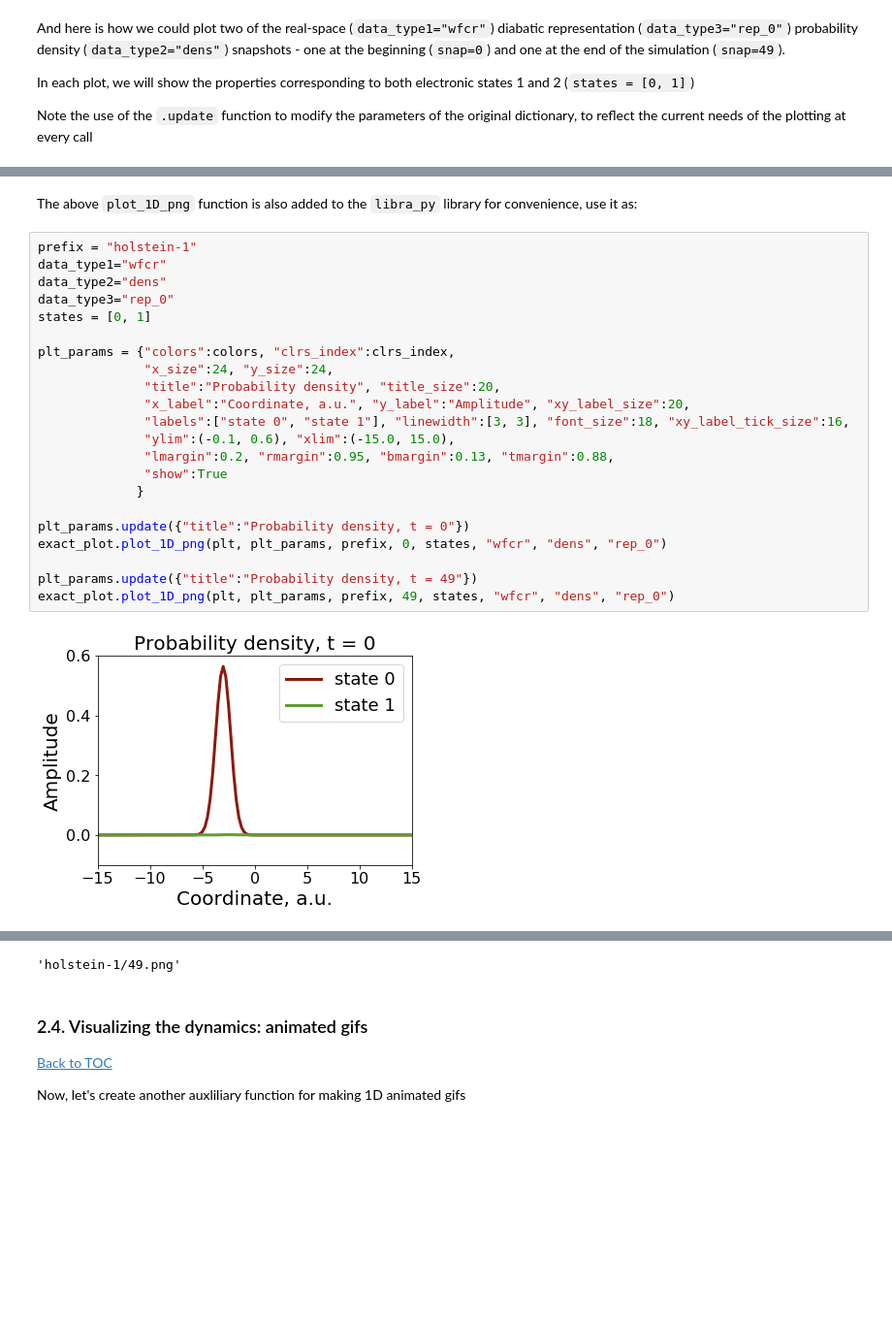
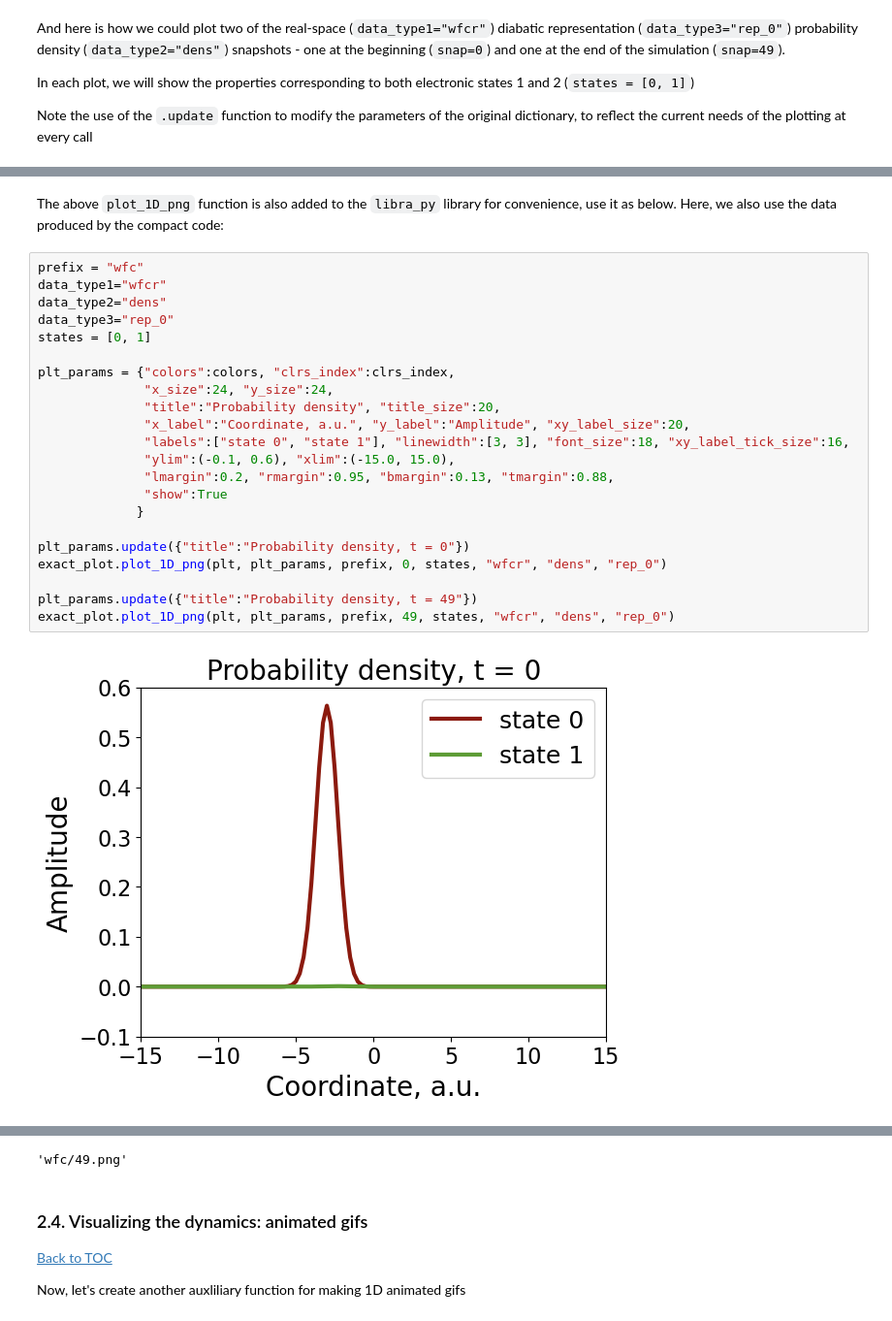
Before and after one commit to compchem-cybertraining/Tutorials_Libra, a Jupyter notebook: 6_dynamics/4_wavepackets/3_soft_propagation/tutorial.ipynb, the cells around one changed output, grey strips where cells are left out. Shown at 97% size. Cells and saved outputs as stored; diff of their text form; blank space fills up the shorter version.

Commit message:
Revised the DVR TD-SE tutorial to reflect some new fixes in the underlying functions but also to show the compact simulation snippets

```diff
--- a/6_dynamics/4_wavepackets/3_soft_propagation/tutorial.ipynb
+++ b/6_dynamics/4_wavepackets/3_soft_propagation/tutorial.ipynb
@@ -432,28 +559,28 @@ plot_1D_png(plt, plt_params, prefix, 49, states, "wfcr", "dens", "rep_0")
 'holstein-1/49.png'
 # %% [markdown]
-The above `plot_1D_png` function is also added to the `libra_py` library for convenience, use it as:
+The above `plot_1D_png` function is also added to the `libra_py` library for convenience, use it as below. Here, we also use the data produced by the compact code:
 <a name="plot_1D_png-2"></a>
 # %%
-prefix = "holstein-1"
+prefix = "wfc"
 data_type1="wfcr"
 data_type2="dens"
 data_type3="rep_0"
 states = [0, 1]
 
 plt_params = {"colors":colors, "clrs_index":clrs_index,
               "x_size":24, "y_size":24,
               "title":"Probability density", "title_size":20,
               "x_label":"Coordinate, a.u.", "y_label":"Amplitude", "xy_label_size":20,
               "labels":["state 0", "state 1"], "linewidth":[3, 3], "font_size":18, "xy_label_tick_size":16,
               "ylim":(-0.1, 0.6), "xlim":(-15.0, 15.0),
               "lmargin":0.2, "rmargin":0.95, "bmargin":0.13, "tmargin":0.88,
               "show":True
              }
 
 plt_params.update({"title":"Probability density, t = 0"})
 exact_plot.plot_1D_png(plt, plt_params, prefix, 0, states, "wfcr", "dens", "rep_0")
 
 plt_params.update({"title":"Probability density, t = 49"})
 exact_plot.plot_1D_png(plt, plt_params, prefix, 49, states, "wfcr", "dens", "rep_0")
 # %% [output]
-[figure, old version]
+[figure, new version]
@@ -461,4 +588,4 @@ exact_plot.plot_1D_png(plt, plt_params, prefix, 49, states, "wfcr", "dens", "rep
-'holstein-1/49.png'
+'wfc/49.png'
 # %% [markdown]
 ### 2.4. Visualizing the dynamics: animated gifs
 <a name="2.4."></a>[Back to TOC](#TOC)
```
Also changed, not shown: parts of 32 cells of this notebook, 2 other files.
